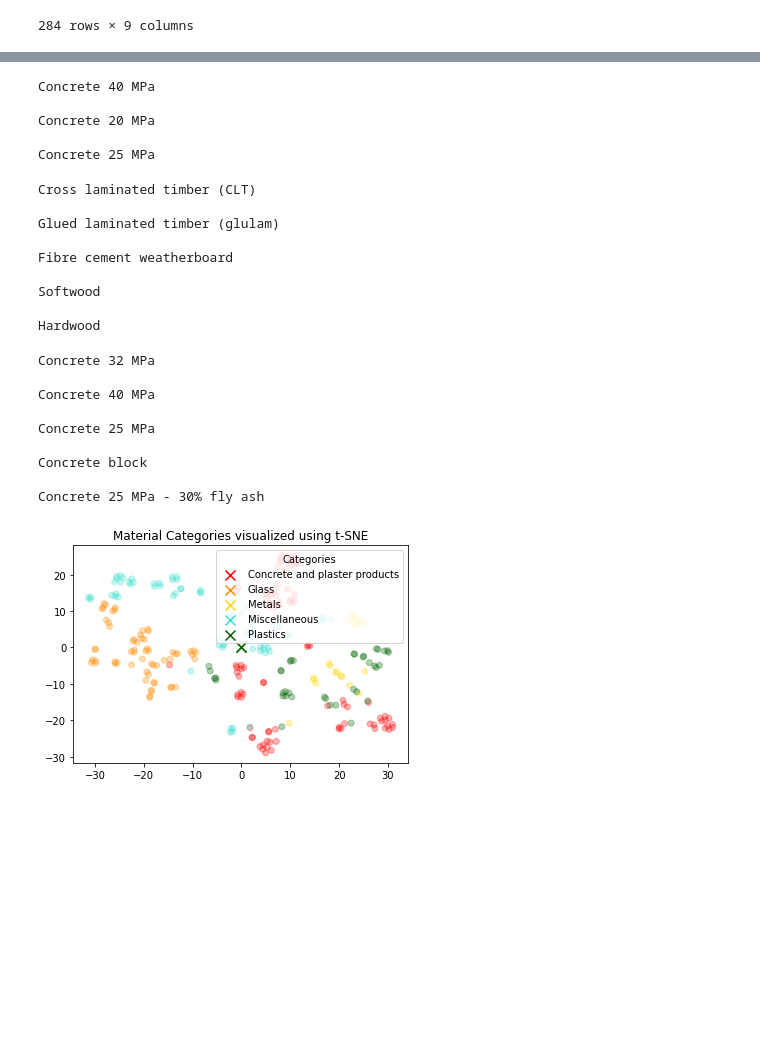
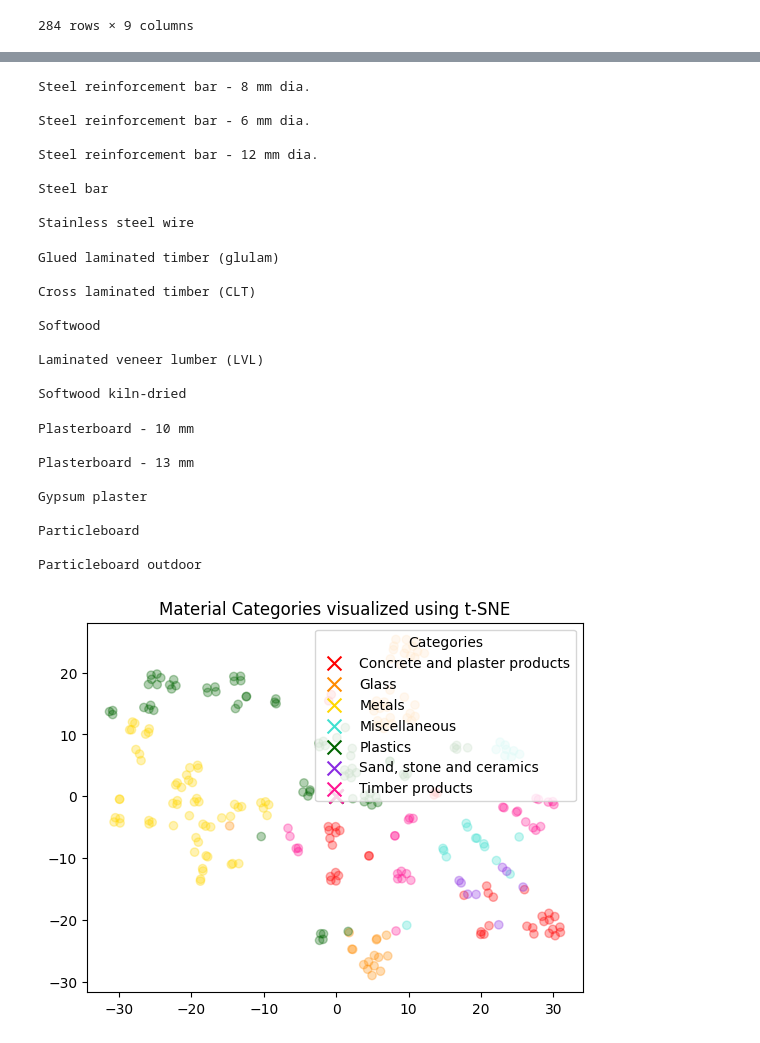
Before and after one commit to KarsonKKC/FADA3030, a Jupyter notebook: embaddings testing.ipynb, the cells around one changed output, grey strips where cells are left out. Cells and saved outputs as stored; diff of their text form; code cells hidden in the pictures; blank space fills up the shorter version.

```diff
--- a/embaddings testing.ipynb
+++ b/embaddings testing.ipynb
@@ -191,34 +189,38 @@ def search_materials(df_epic, material_description, n=5, pprint=True):
             print()
     return results
 # %%
-results = search_materials(df_epic, "Concrete (Cox)", n=3)
+results = search_materials(df_epic, "steel reinforcement", n=5)
 # %% [output]
-Concrete 40 MPa
+Steel reinforcement bar - 8 mm dia.
 
-Concrete 20 MPa
+Steel reinforcement bar - 6 mm dia.
 
-Concrete 25 MPa
+Steel reinforcement bar - 12 mm dia.
+
+Steel bar
+
+Stainless steel wire
 # %%
-results = search_materials(df_epic, "Timber Lining (Cox)", n=5)
+results = search_materials(df_epic, "Timber Lining", n=5)
 # %% [output]
-Cross laminated timber (CLT)
-
 Glued laminated timber (glulam)
 
-Fibre cement weatherboard
+Cross laminated timber (CLT)
 
 Softwood
 
-Hardwood
+Laminated veneer lumber (LVL)
+
+Softwood kiln-dried
 # %%
-results = search_materials(df_epic, "Concrete - Cast In Situ", n=5)
+results = search_materials(df_epic, "Plasterboard Impact", n=5)
 # %% [output]
-Concrete 32 MPa
+Plasterboard - 10 mm
 
-Concrete 40 MPa
+Plasterboard - 13 mm
 
-Concrete 25 MPa
+Gypsum plaster
 
-Concrete block
+Particleboard
 
-Concrete 25 MPa - 30% fly ash
+Particleboard outdoor
@@ -225,45 +239,18 @@ Concrete 25 MPa - 30% fly ash
 # %%
-import pandas as pd
-import matplotlib.pyplot as plt
-import matplotlib.colors as mcolors
-
-# Load the embeddings
-df_epic_em = pd.read_csv('word_embeddings_EPiC.csv')
-
-# Convert to a list of lists of floats
-matrix = np.array(df_epic_em.embeddings.apply(eval).to_list())
-
-# Create a t-SNE model and transform the data
-tsne = TSNE(n_components=2, perplexity=15, random_state=42, init='random', learning_rate=200)
-vis_dims = tsne.fit_transform(matrix)
-
-# Define the categories and their respective colors
 categories = df_epic_em['Category'].unique()
-colors = ["red", "darkorange", "gold", "turquoise", "darkgreen"]
-
-# Extract the x and y coordinates from the t-SNE result
+colors = ["red", "darkorange", "gold", "turquoise", "darkgreen", "blueviolet", "deeppink"]
 x = [coord[0] for coord in vis_dims]
 y = [coord[1] for coord in vis_dims]
-
-# Get the color indices for each point
 color_indices = df_epic_em.Category.astype('category').cat.codes
-
-# Create a colormap based on the categories and colors
 colormap = mcolors.ListedColormap(colors)
-
-# Scatter plot with category colors
 plt.scatter(x, y, c=color_indices, cmap=colormap, alpha=0.3)
-
-# Plot markers for each category
 for score, color in enumerate(colors):
     avg_x = df_epic_em[df_epic_em.Category == categories[score]]['embeddings'].apply(eval).apply(lambda x: x[0]).mean()
     avg_y = df_epic_em[df_epic_em.Category == categories[score]]['embeddings'].apply(eval).apply(lambda x: x[1]).mean()
     plt.scatter(avg_x, avg_y, marker='x', color=color, s=100, label=categories[score])
-
-# Add legend
 plt.legend(title='Categories', loc='upper right')
 
 plt.title("Material Categories visualized using t-SNE")
 plt.show()
 # %% [output]
-[figure, old version]
+[figure, new version]
```
Also changed, not shown: parts of 5 cells of this notebook, 10 other files.
